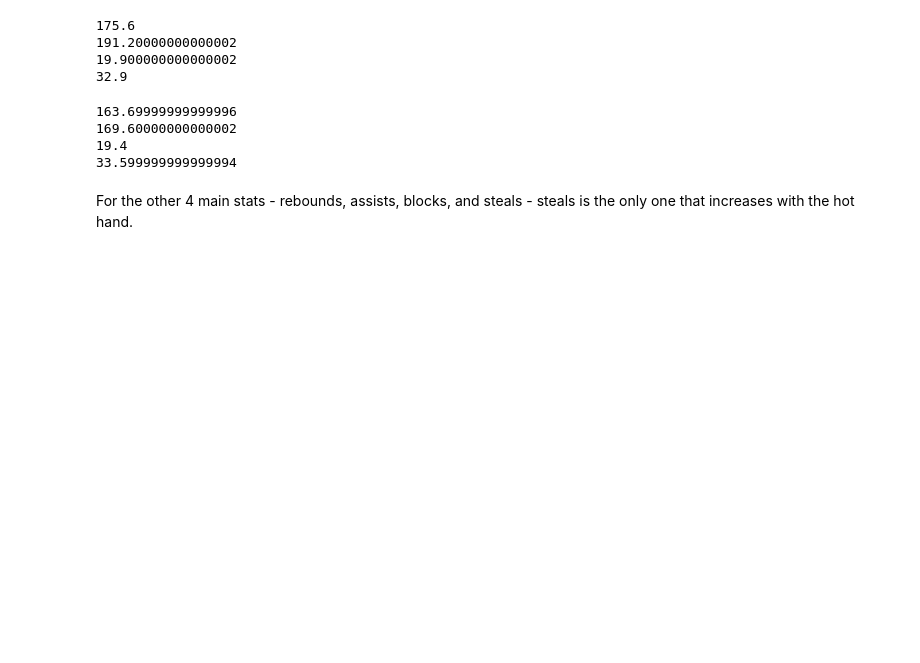
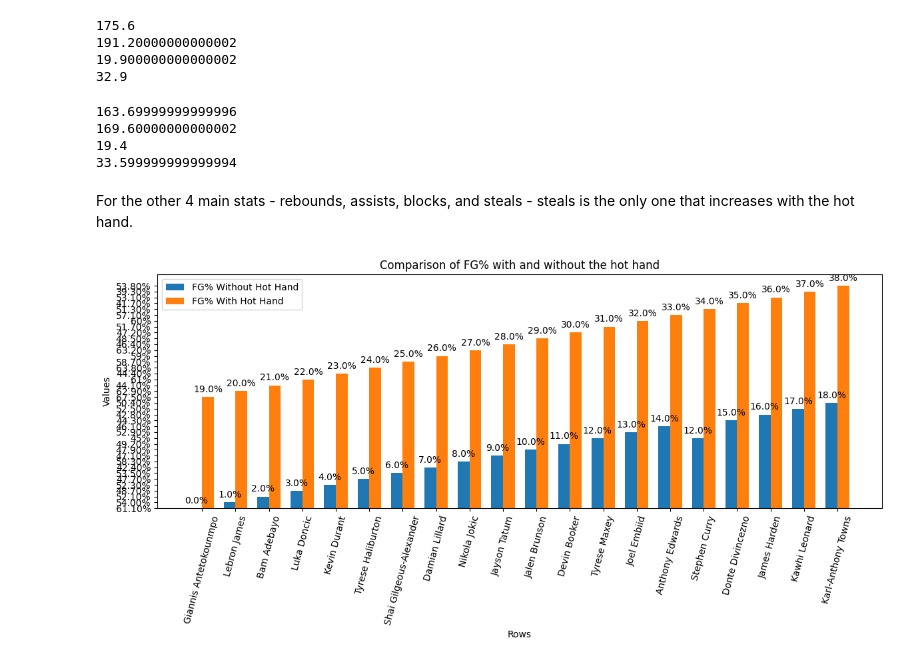
Before and after one commit to zacmac13/Hot-Hand-Project, a Jupyter notebook: HotHand.ipynb, the cells around one changed output. Drawn from its saved outputs; the diff is of its cells as text; code cells hidden in the pictures; blank space fills up the shorter version.

Commit message:
Hot Hand w Graphs

```diff
--- a/HotHand.ipynb
+++ b/HotHand.ipynb
@@ -156,3 +156,58 @@ print (hhsp100)
 33.599999999999994
 # %% [markdown]
 For the other 4 main stats - rebounds, assists, blocks, and steals - steals is the only one that increases with the hot hand.
+# %%
+x_labels = hot_hand['Players and Stats for 2023-24 Season']
+x_pos = np.arange(len(hot_hand))
+
+hot_hand.index = [f'Row {i+1}' for i in range(20)]
+
+x = np.arange(len(hot_hand))
+width = 0.35
+
+fig, ax = plt.subplots(figsize=(12, 6))
+bars1 = ax.bar(x - width/2, hot_hand['Field Goal Percentage'], width, label='FG% Without Hot Hand')
+bars2 = ax.bar(x + width/2, hot_hand['Hot Hand Field Goal Percentage'], width, label='FG% With Hot Hand')
+
+for bar in bars1:
+
+    height = bar.get_height()
+
+    ax.annotate(f'{height:.1f}%',
+
+                xy=(bar.get_x() + bar.get_width() / 2, height),
+
+                xytext=(0, 3),  # 3 points vertical offset
+
+                textcoords="offset points",
+
+                ha='center', va='bottom')
+
+
+
+for bar in bars2:
+
+    height = bar.get_height()
+
+    ax.annotate(f'{height:.1f}%',
+
+                xy=(bar.get_x() + bar.get_width() / 2, height),
+
+                xytext=(0, 3),
+
+                textcoords="offset points",
+
+                ha='center', va='bottom')
+
+
+ax.set_xlabel('Rows')
+ax.set_ylabel('Values')
+ax.set_title('Comparison of FG% with and without the hot hand')
+ax.set_xticks(x_pos)
+ax.set_xticklabels(x_labels, rotation=75)
+ax.legend()
+
+plt.tight_layout()
+plt.show()
+# %% [output]
+[figure, added]
```
Also changed, not shown: parts of 1 cell of this notebook, 1 other file.
